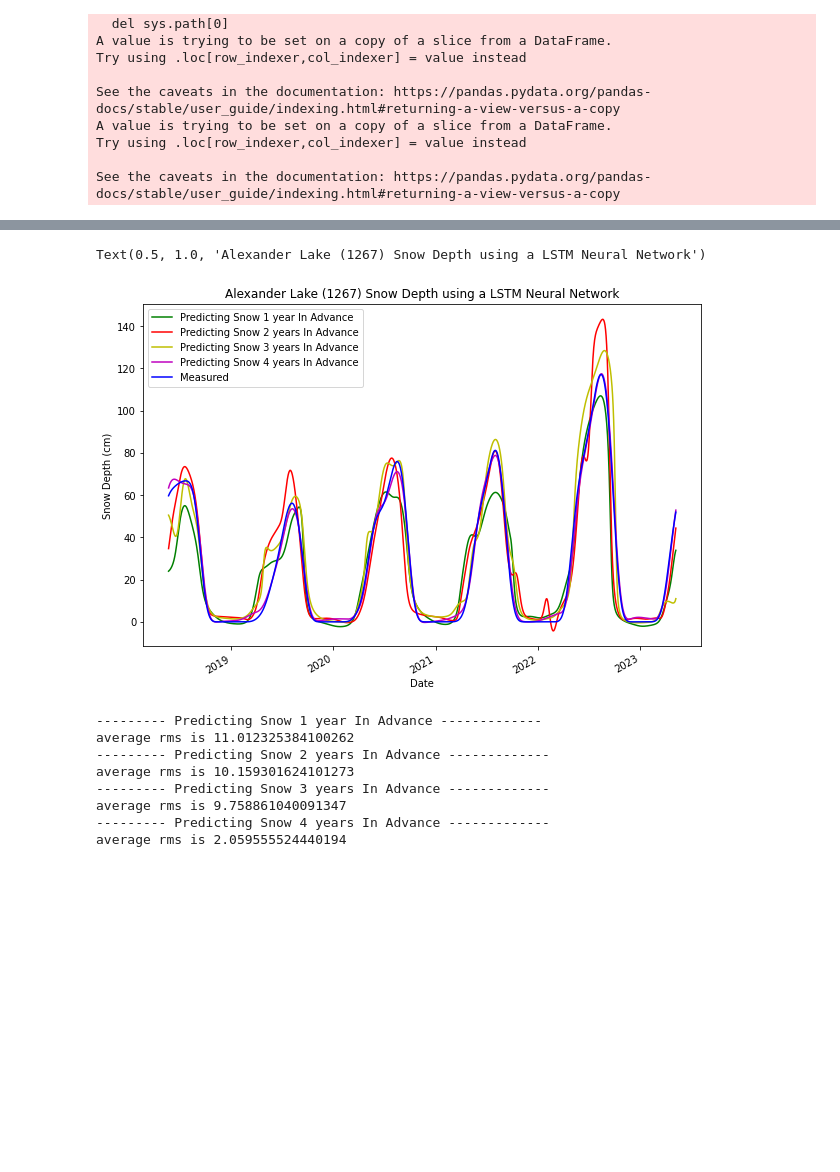
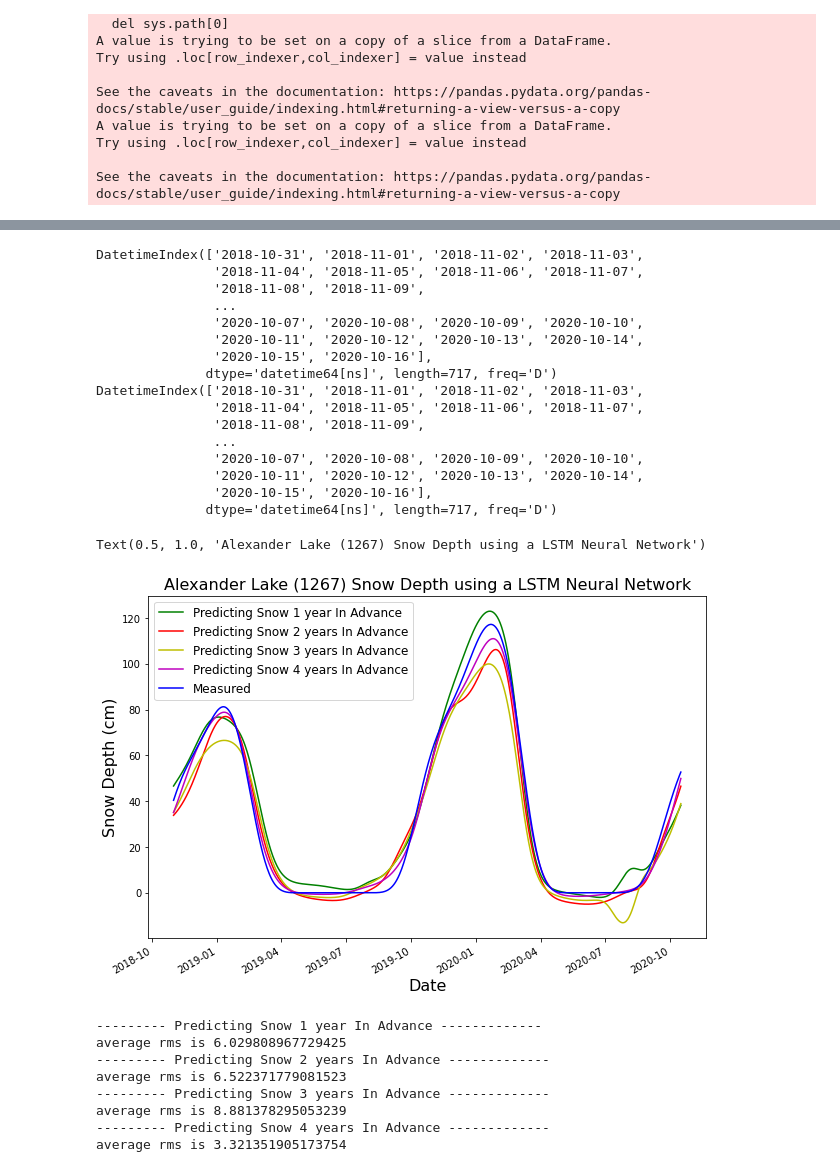
Before and after one commit to joshlynch42/grp-MDM3-B-01-Snow, a Jupyter notebook: LSTM_colab.ipynb, the cells around one changed output, grey strips where cells are left out. Cells and saved outputs as stored; diff of their text form; code cells hidden in the pictures; blank space fills up the shorter version.

Commit message:
updated lstm
plots graph with correct years

```diff
--- a/LSTM_colab.ipynb
+++ b/LSTM_colab.ipynb
@@ -50,32 +50,32 @@ from sklearn.preprocessing import MinMaxScaler
 ## 1 month .shift(-30) below
 sc1 = MinMaxScaler(feature_range = (0, 1))
 temp = df[['Date', station_name + ' Air Temperature Minimum (degC)', station_name + ' Air Temperature Average (degC)', station_name + ' Air Temperature Maximum (degC)', station_name + ' Precipitation Accumulation (mm) Start of Day Values']]
-temp[column_name] = (df.loc[:,column_name]).shift(-30)
+temp[column_name] = (df.loc[:,column_name]).shift(-365)
 temp = temp.dropna()
 Xs1 = temp.drop('Date', axis=1)
 Xs1 = sc1.fit_transform(Xs1)
 ## 3 months .shift(-91) below
 sc2 = MinMaxScaler(feature_range = (0, 1))
 Xs2 = df[[station_name + ' Air Temperature Minimum (degC)', station_name + ' Air Temperature Average (degC)', station_name + ' Air Temperature Maximum (degC)', station_name + ' Precipitation Accumulation (mm) Start of Day Values']]
-Xs2[column_name] = (df.loc[:,column_name]).shift(-91)
+Xs2[column_name] = (df.loc[:,column_name]).shift(-730)
 Xs2 = Xs2.dropna()
 Xs2 = sc2.fit_transform(Xs2)
 ## 6 months .shift(-182) below
 sc3 = MinMaxScaler(feature_range = (0, 1))
 Xs3 = df[[station_name + ' Air Temperature Minimum (degC)', station_name + ' Air Temperature Average (degC)', station_name + ' Air Temperature Maximum (degC)', station_name + ' Precipitation Accumulation (mm) Start of Day Values']]
-Xs3[column_name] = (df.loc[:,column_name]).shift(-182)
+Xs3[column_name] = (df.loc[:,column_name]).shift(-1096)
 Xs3 = Xs3.dropna()
 Xs3 = sc3.fit_transform(Xs3)
 ## 12 months .shift(-365) below
 sc4 = MinMaxScaler(feature_range = (0, 1))
 Xs4 = df[[station_name + ' Air Temperature Minimum (degC)', station_name + ' Air Temperature Average (degC)', station_name + ' Air Temperature Maximum (degC)', station_name + ' Precipitation Accumulation (mm) Start of Day Values']]
-Xs4[column_name] = (df.loc[:,column_name]).shift(-365)
+Xs4[column_name] = (df.loc[:,column_name]).shift(-1461)
 Xs4 = Xs4.dropna()
 Xs4 = sc4.fit_transform(Xs4)
 
 
 scy = MinMaxScaler(feature_range = (0, 1))
-Ys = scy.fit_transform(df[[station_name + ' Snow Depth (cm) Start of Day Values']].iloc[365-1:-1])
+Ys = scy.fit_transform(df[[station_name + ' Snow Depth (cm) Start of Day Values']].iloc[1461-1:-1]) #### CHANGE MEEE ###  change to the longest time (e.g 4 years or 3 months)
 
 
 # Comment out 2-4 variables above and below
@@ -123,8 +123,11 @@ X_train2 = np.array(X_train2)
 X_train3 = np.array(X_train3)
 X_train4 = np.array(X_train4)
 
-train_size = int(round(len(Xs1) * 0.6, 0))  # Training data is 60% of data
+# train_size = int(round(len(Xs1) * 0.6, 0))  # Training data is 60% of data
+train_size = 1461 ### CHANGE MEEEE ###  change to the longest time (e.g 4 years or 3 months)
 min_date = temp['Date'].iloc[train_size]
 date_time_obj = datetime.datetime.strptime(min_date, '%Y-%m-%d')
 max_date = date_time_obj + timedelta(days=len(y_train)-1)
+print(min_date)
+print(max_date)
 time_axis = pd.date_range(start=min_date, end=max_date)
@@ -277,31 +283,49 @@ y_train_unscaled = scy.inverse_transform(y_train)
 # %%
 import matplotlib.pyplot as plt
 
-# test_size = int(round(len(Xs1) * 0.4, 0))  # Training data is 60% of data
-test_size = len(y_predict_unscaled4) # change to unscaled2 if using temp and prec
-time_axis = time_axis[-test_size:-1]
-y_predict_unscaled1 = y_predict_unscaled1[-test_size:-1]
-y_predict_unscaled2 = y_predict_unscaled2[-test_size:-1]
-y_predict_unscaled3 = y_predict_unscaled3[-test_size:-1]
-y_predict_unscaled4 = y_predict_unscaled4[-test_size:-1]
+test_size = int(round(len(Xs1) * 0.4, 0))  # Training data is 60% of data
+# test_size = len(y_predict_unscaled4) # change to unscaled2 if using temp and prec
+print(time_axis)
+time_axis = time_axis[0:test_size]
+print(time_axis)
+y_predict_unscaled1 = y_predict_unscaled1[0:test_size]
+y_predict_unscaled2 = y_predict_unscaled2[0:test_size]
+y_predict_unscaled3 = y_predict_unscaled3[0:test_size]
+y_predict_unscaled4 = y_predict_unscaled4[0:test_size]
 
-y_train_unscaled = y_train_unscaled[-test_size:-1]
+y_train_unscaled = y_train_unscaled[0:test_size]
 
 plt.figure(figsize=(10,7))
 plt.plot(time_axis, y_predict_unscaled1, 'g-', label='Predicting Snow 1 year In Advance')
 plt.plot(time_axis, y_predict_unscaled2, 'r-', label='Predicting Snow 2 years In Advance')
 plt.plot(time_axis, y_predict_unscaled3, 'y-', label='Predicting Snow 3 years In Advance')
 plt.plot(time_axis, y_predict_unscaled4, 'm-', label='Predicting Snow 4 years In Advance')
 
 plt.plot(time_axis, y_train_unscaled, 'b-', label='Measured')
-plt.legend()
-plt.ylabel('Snow Depth (cm)')
-plt.xlabel('Date')
+plt.legend(fontsize=12)
+plt.ylabel('Snow Depth (cm)', fontsize=16)
+plt.xlabel('Date', fontsize=16)
 plt.gcf().autofmt_xdate()
-plt.title(station_name + ' Snow Depth using a LSTM Neural Network')
+plt.title(station_name + ' Snow Depth using a LSTM Neural Network', fontsize=16)
 # %% [output]
-Text(0.5, 1.0, 'Alexander Lake (1267) Snow Depth using a LSTM Neural Network')
+DatetimeIndex(['2018-10-31', '2018-11-01', '2018-11-02', '2018-11-03',
+               '2018-11-04', '2018-11-05', '2018-11-06', '2018-11-07',
+               '2018-11-08', '2018-11-09',
+               ...
+               '2020-10-07', '2020-10-08', '2020-10-09', '2020-10-10',
+               '2020-10-11', '2020-10-12', '2020-10-13', '2020-10-14',
+               '2020-10-15', '2020-10-16'],
+              dtype='datetime64[ns]', length=717, freq='D')
+DatetimeIndex(['2018-10-31', '2018-11-01', '2018-11-02', '2018-11-03',
+               '2018-11-04', '2018-11-05', '2018-11-06', '2018-11-07',
+               '2018-11-08', '2018-11-09',
+               ...
+               '2020-10-07', '2020-10-08', '2020-10-09', '2020-10-10',
+               '2020-10-11', '2020-10-12', '2020-10-13', '2020-10-14',
+               '2020-10-15', '2020-10-16'],
+              dtype='datetime64[ns]', length=717, freq='D')
+Text(0.5, 1.0, 'Alexander Lake (1267) Snow Depth using a LSTM Neural Network')
-[figure, old version]
+[figure, new version]
 # %%
 rms1 = mean_squared_error(y_train_unscaled, y_predict_unscaled1, squared=False)  # Calculating root mean squared error
 rms2 = mean_squared_error(y_train_unscaled, y_predict_unscaled2, squared=False)  # Calculating root mean squared error
@@ -318,10 +342,10 @@ print('--------- Predicting Snow 4 years In Advance -------------')
 print('average rms is ' + str(rms4))  # Calculating and printing mean rms
 # %% [output]
 --------- Predicting Snow 1 year In Advance -------------
-average rms is 11.012325384100262
+average rms is 6.029808967729425
 --------- Predicting Snow 2 years In Advance -------------
-average rms is 10.159301624101273
+average rms is 6.522371779081523
 --------- Predicting Snow 3 years In Advance -------------
-average rms is 9.758861040091347
+average rms is 8.881378295053239
 --------- Predicting Snow 4 years In Advance -------------
-average rms is 2.059555524440194
+average rms is 3.321351905173754
```
Also changed, not shown: parts of 5 cells of this notebook.
